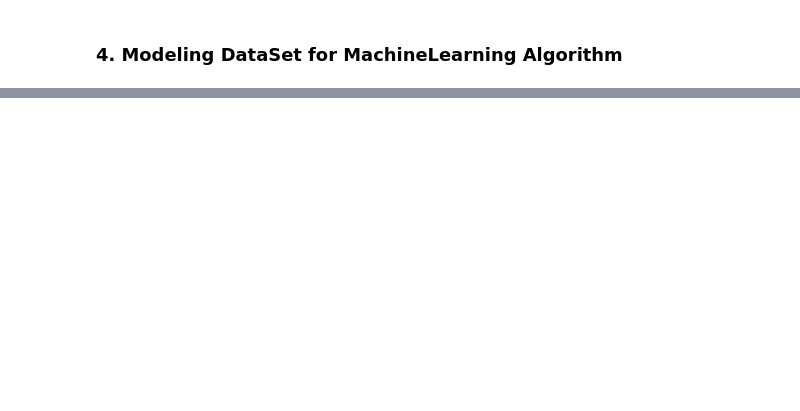
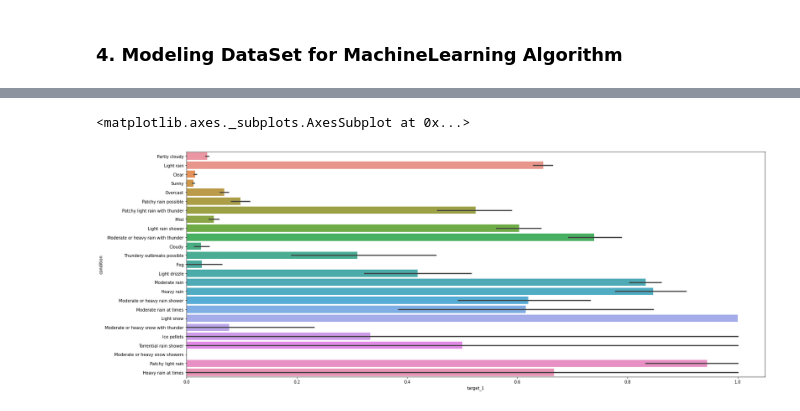
Before and after one commit to phelipesoares/Rain-Prediction, a Jupyter notebook: Exploratory_Analisis_and_Data_Transformation.ipynb, the cells around one changed output, grey strips where cells are left out. Cells and saved outputs as stored; diff of their text form; code cells hidden in the pictures; blank space fills up the shorter version.

```diff
--- a/Exploratory_Analisis_and_Data_Transformation.ipynb
+++ b/Exploratory_Analisis_and_Data_Transformation.ipynb
@@ -297,3 +300,0 @@ sns.displot(x=train_df['target'], col=train_df['target_1'], bins='sturges')
-# %%
-train_df = train_df.drop(columns='date_diff')
-train_df.corr()
@@ -321,0 +321,6 @@ from
+# %%
+plt.figure(figsize=(25, 10))
+sns.barplot(y=train_df['condition'], x=train_df['target_1'], orient='horizontal')
+# %% [output]
+<matplotlib.axes._subplots.AxesSubplot at 0x...>
+[figure, added]
```
Also changed, not shown: parts of 38 cells of this notebook.
